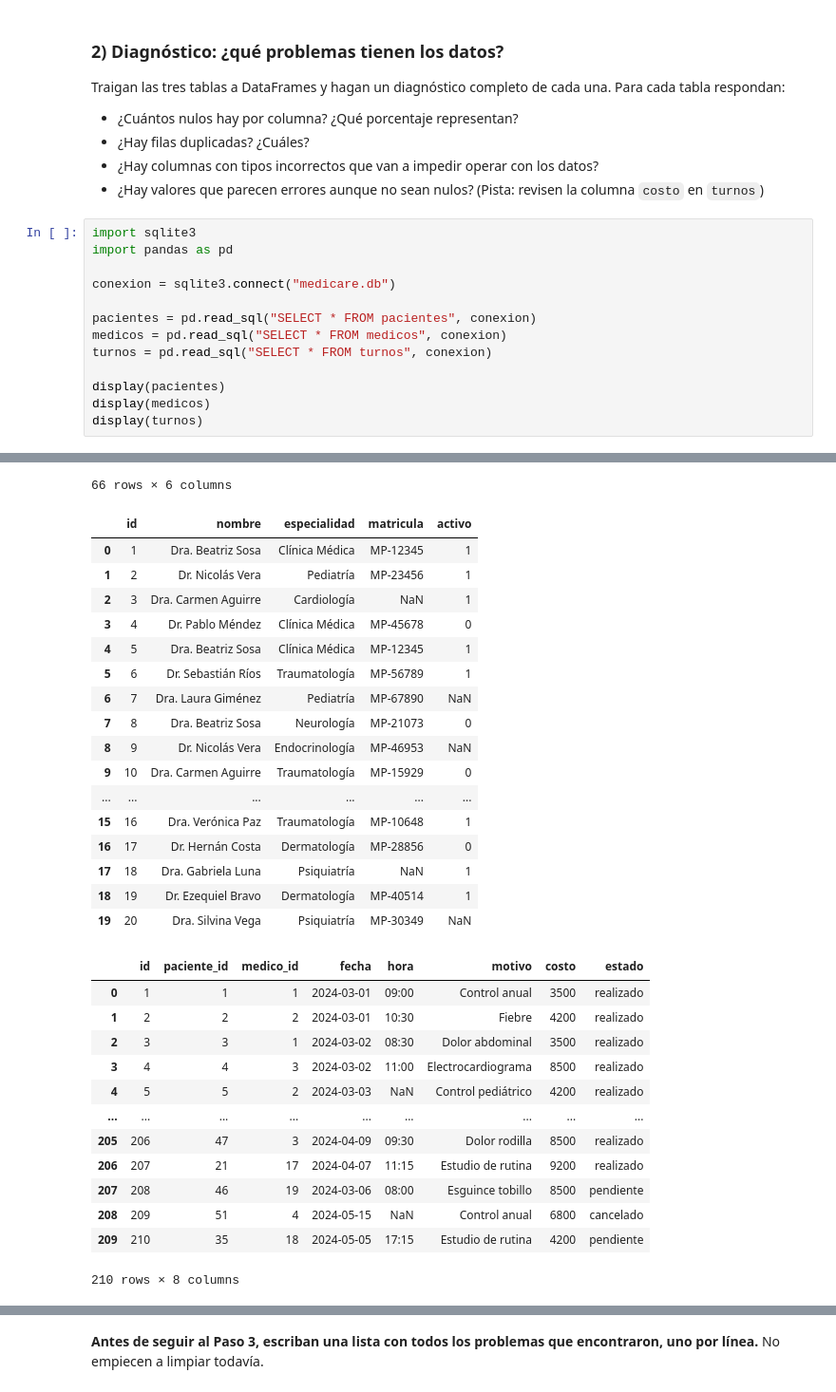
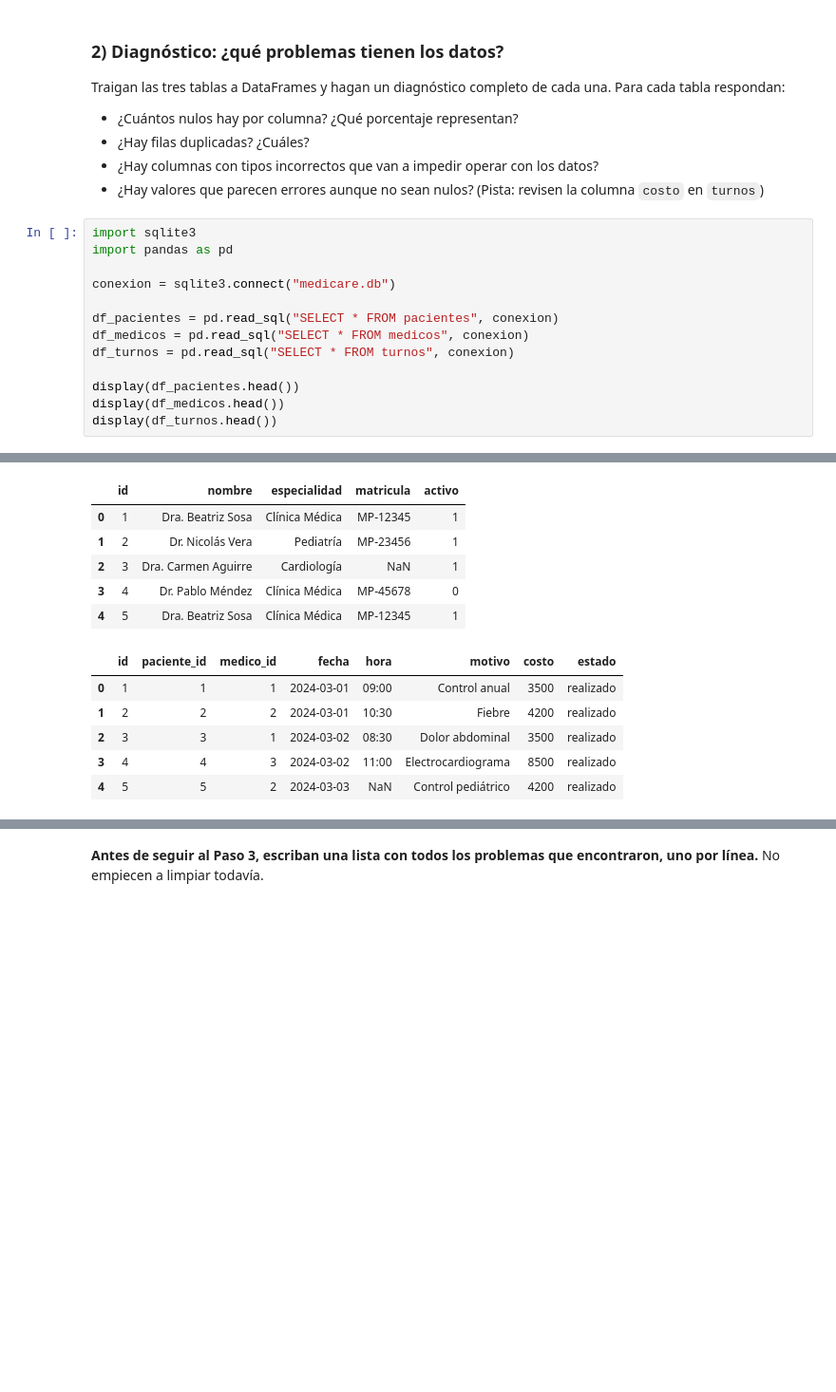
Before and after one commit to AlejandroTanquis/data-analysis-course, a Jupyter notebook: modulo-3-transformacion/clase-09/practica/notebook.ipynb, the cells around one changed output, grey strips where cells are left out. Shown at 95% size. Saved outputs shown, nothing was run; the diff lists cells and outputs as text; blank space fills up the shorter version.

```diff
--- a/modulo-3-transformacion/clase-09/practica/notebook.ipynb
+++ b/modulo-3-transformacion/clase-09/practica/notebook.ipynb
@@ -107,13 +124,13 @@ import pandas as pd
 
 conexion = sqlite3.connect("medicare.db")
 
-pacientes = pd.read_sql("SELECT * FROM pacientes", conexion)
-medicos = pd.read_sql("SELECT * FROM medicos", conexion)
-turnos = pd.read_sql("SELECT * FROM turnos", conexion)
+df_pacientes = pd.read_sql("SELECT * FROM pacientes", conexion)
+df_medicos = pd.read_sql("SELECT * FROM medicos", conexion)
+df_turnos = pd.read_sql("SELECT * FROM turnos", conexion)
 
-display(pacientes)
-display(medicos)
-display(turnos)
+display(df_pacientes.head())
+display(df_medicos.head())
+display(df_turnos.head())
 # %% [output]
 |  | id | nombre | dni | fecha_nacimiento | ciudad | obra_social |
 | 0 | 1 | Martina García | 28.341.992 | 1985-04-12 | Buenos Aires | OSDE |
@@ -130,31 +141,12 @@ display(turnos)
-66 rows × 6 columns
 |  | id | nombre | especialidad | matricula | activo |
 | 0 | 1 | Dra. Beatriz Sosa | Clínica Médica | MP-12345 | 1 |
 | 1 | 2 | Dr. Nicolás Vera | Pediatría | MP-23456 | 1 |
 | 2 | 3 | Dra. Carmen Aguirre | Cardiología | NaN | 1 |
 | 3 | 4 | Dr. Pablo Méndez | Clínica Médica | MP-45678 | 0 |
 | 4 | 5 | Dra. Beatriz Sosa | Clínica Médica | MP-12345 | 1 |
-| 5 | 6 | Dr. Sebastián Ríos | Traumatología | MP-56789 | 1 |
-| 6 | 7 | Dra. Laura Giménez | Pediatría | MP-67890 | NaN |
-| 7 | 8 | Dra. Beatriz Sosa | Neurología | MP-21073 | 0 |
-| 8 | 9 | Dr. Nicolás Vera | Endocrinología | MP-46953 | NaN |
-| 9 | 10 | Dra. Carmen Aguirre | Traumatología | MP-15929 | 0 |
-| ... | ... | ... | ... | ... | ... |
-| 15 | 16 | Dra. Verónica Paz | Traumatología | MP-10648 | 1 |
-| 16 | 17 | Dr. Hernán Costa | Dermatología | MP-28856 | 0 |
-| 17 | 18 | Dra. Gabriela Luna | Psiquiatría | NaN | 1 |
-| 18 | 19 | Dr. Ezequiel Bravo | Dermatología | MP-40514 | 1 |
-| 19 | 20 | Dra. Silvina Vega | Psiquiatría | MP-30349 | NaN |
 |  | id | paciente_id | medico_id | fecha | hora | motivo | costo | estado |
 | 0 | 1 | 1 | 1 | 2024-03-01 | 09:00 | Control anual | 3500 | realizado |
 | 1 | 2 | 2 | 2 | 2024-03-01 | 10:30 | Fiebre | 4200 | realizado |
 | 2 | 3 | 3 | 1 | 2024-03-02 | 08:30 | Dolor abdominal | 3500 | realizado |
 | 3 | 4 | 4 | 3 | 2024-03-02 | 11:00 | Electrocardiograma | 8500 | realizado |
 | 4 | 5 | 5 | 2 | 2024-03-03 | NaN | Control pediátrico | 4200 | realizado |
-| ... | ... | ... | ... | ... | ... | ... | ... | ... |
-| 205 | 206 | 47 | 3 | 2024-04-09 | 09:30 | Dolor rodilla | 8500 | realizado |
-| 206 | 207 | 21 | 17 | 2024-04-07 | 11:15 | Estudio de rutina | 9200 | realizado |
-| 207 | 208 | 46 | 19 | 2024-03-06 | 08:00 | Esguince tobillo | 8500 | pendiente |
-| 208 | 209 | 51 | 4 | 2024-05-15 | NaN | Control anual | 6800 | cancelado |
-| 209 | 210 | 35 | 18 | 2024-05-05 | 17:15 | Estudio de rutina | 4200 | pendiente |
-210 rows × 8 columns
```
Also changed, not shown: parts of 26 cells of this notebook, 1 other file.
